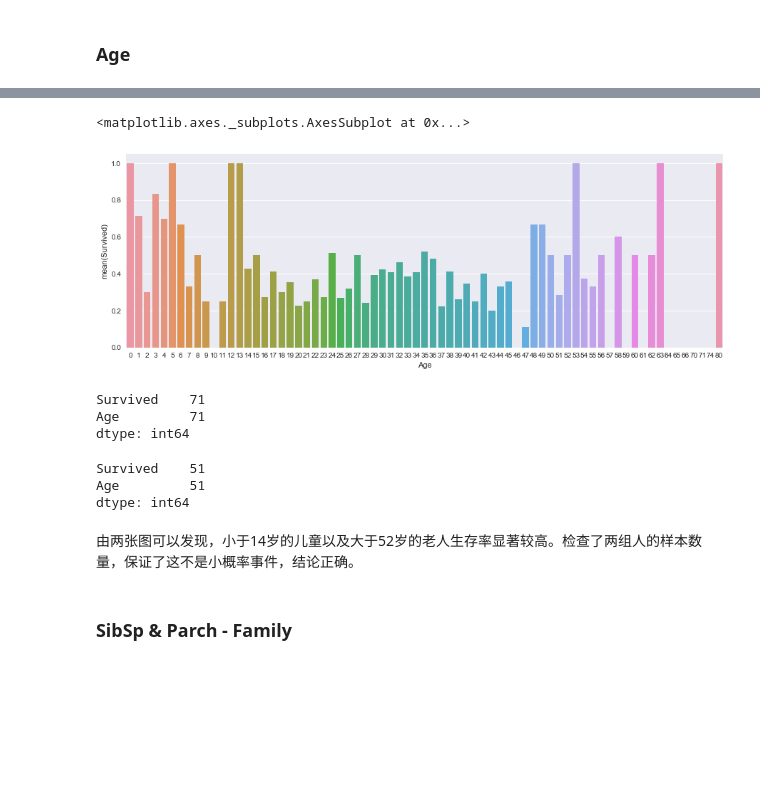
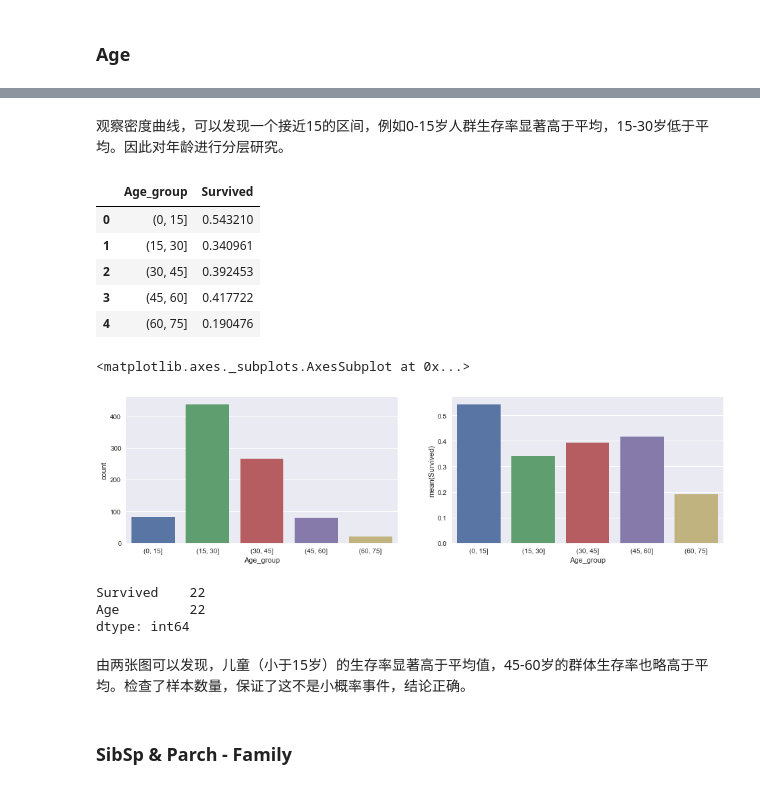
Before and after one commit to AntiEris/Data-analyst-project, a Jupyter notebook: P2_Titanic/P2_Titanic.ipynb, the cells around one changed output, grey strips where cells are left out. Drawn from its saved outputs; the diff is of its cells as text; code cells hidden in the pictures; blank space fills up the shorter version.

```diff
--- a/P2_Titanic/P2_Titanic.ipynb
+++ b/P2_Titanic/P2_Titanic.ipynb
@@ -283,23 +286,32 @@ facet.set(xlim=(0, 80))
+# %% [markdown]
+观察密度曲线，可以发现一个接近15的区间，例如0-15岁人群生存率显著高于平均，15-30岁低于平均。因此对年龄进行分层研究。
+# %%
+bins = np.arange(0,80,15)
+tdata['Age_group'] = pd.cut(tdata['Age'], bins) #以15岁为区间划分年龄层，75岁以上只有一人，因此不影响整体结果。
+byage = tdata[['Age_group','Survived']].groupby(['Age_group'],as_index = False).mean()
+byage
+# %% [output]
+|  | Age_group | Survived |
+| 0 | (0, 15] | 0.543210 |
+| 1 | (15, 30] | 0.340961 |
+| 2 | (30, 45] | 0.392453 |
+| 3 | (45, 60] | 0.417722 |
+| 4 | (60, 75] | 0.190476 |
 # %%
-fig = plt.subplots(1,1,figsize=(15,5))
-sns.barplot(x = 'Age', y = 'Survived', data = AgeS) #各年龄生存率的柱状图
+fig,(axis1,axis2) = plt.subplots(1,2, figsize = (16,4))
+sns.countplot(x = 'Age_group', data = tdata, ax = axis1) #各年龄层人数图
+sns.barplot(x = 'Age_group', y = 'Survived', data = byage) #各年龄层生存率的柱状图
 # %% [output]
 <matplotlib.axes._subplots.AxesSubplot at 0x...>
-[figure, old version]
+[figure, new version]
 # %%
-tdata[['Survived','Age']].loc[tdata["Age"] < 14].count()# 检查样本量
+tdata[['Survived','Age']].loc[tdata["Age"] > 60].count()# 检查样本量
 # %% [output]
-Survived    71
-Age         71
+Survived    22
+Age         22
 dtype: int64
-# %%
-tdata[['Survived','Age']].loc[tdata["Age"] > 52].count()# 检查样本量
-# %% [output]
-Survived    51
-Age         51
-dtype: int64
-# %% [markdown]
-由两张图可以发现，小于14岁的儿童以及大于52岁的老人生存率显著较高。检查了两组人的样本数量，保证了这不是小概率事件，结论正确。
+# %% [markdown]
+由两张图可以发现，儿童（小于15岁）的生存率显著高于平均值，45-60岁的群体生存率也略高于平均。检查了样本数量，保证了这不是小概率事件，结论正确。
 # %% [markdown]
 ### SibSp & Parch - Family
 # %% [markdown]
```
Also changed, not shown: parts of 22 cells of this notebook.
